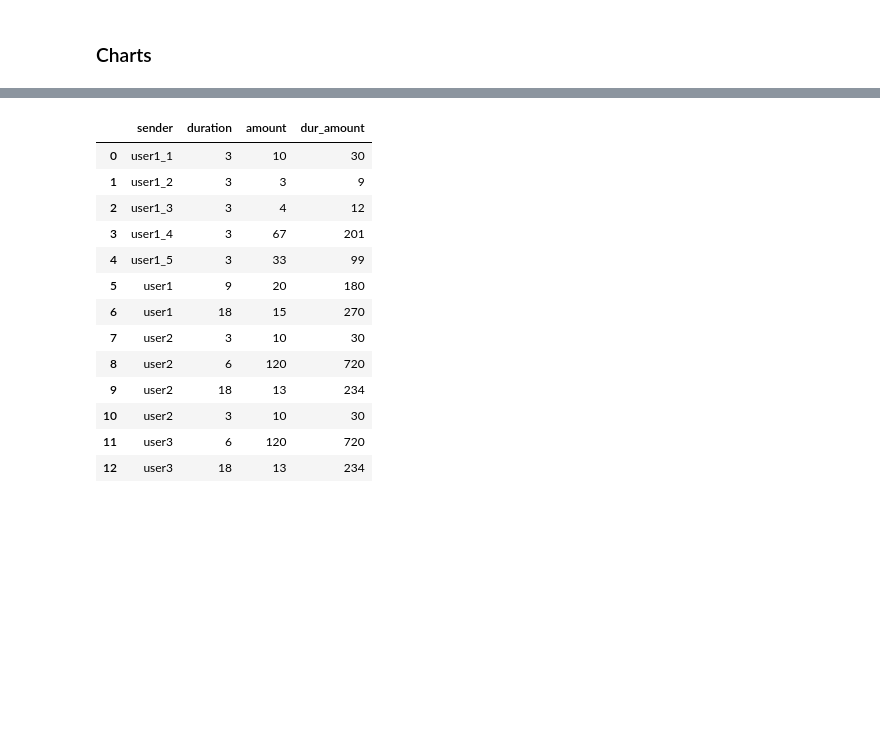
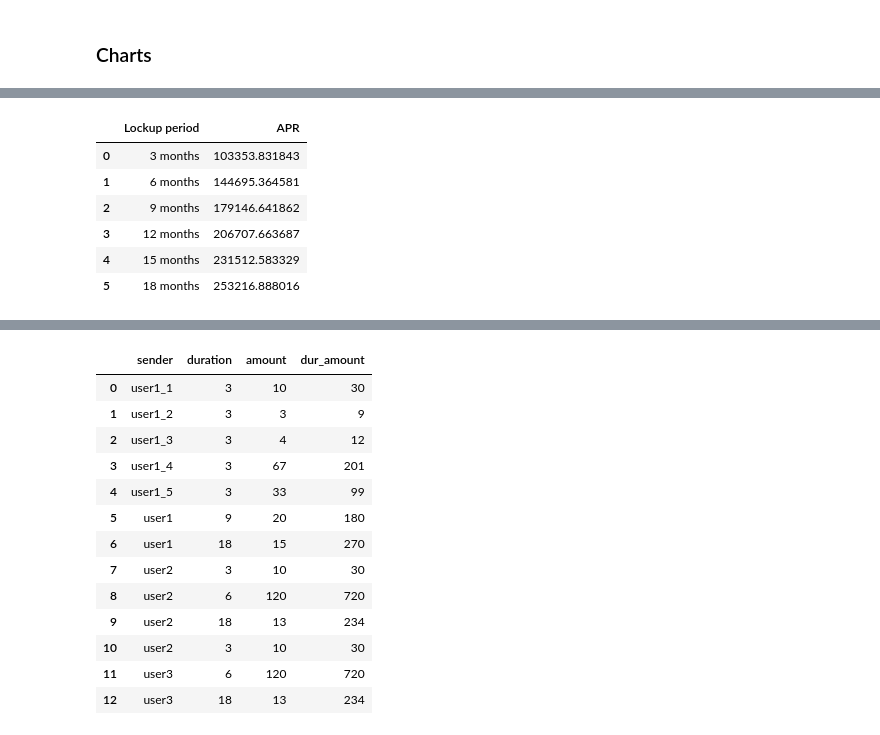
Before and after one commit to IncioMan/mars_lockdrop, a Jupyter notebook: notebook/Mars Lockdrop.ipynb, the cells around one changed output, grey strips where cells are left out. Saved outputs shown, nothing was run; the diff lists cells and outputs as text; code cells hidden in the pictures; blank space fills up the shorter version.

```diff
--- a/notebook/Mars Lockdrop.ipynb
+++ b/notebook/Mars Lockdrop.ipynb
@@ -330,0 +345,12 @@ dep_dist_balance_chart
+# %%
+df = (df_value.token_per_ust*price*12/df_value.Months).reset_index()
+df.columns = ['Lockup period','APR']
+df
+# %% [output]
+|  | Lockup period | APR |
+| 0 | 3 months | 103353.831843 |
+| 1 | 6 months | 144695.364581 |
+| 2 | 9 months | 179146.641862 |
+| 3 | 12 months | 206707.663687 |
+| 4 | 15 months | 231512.583329 |
+| 5 | 18 months | 253216.888016 |
```
Also changed, not shown: parts of 2 cells of this notebook.
